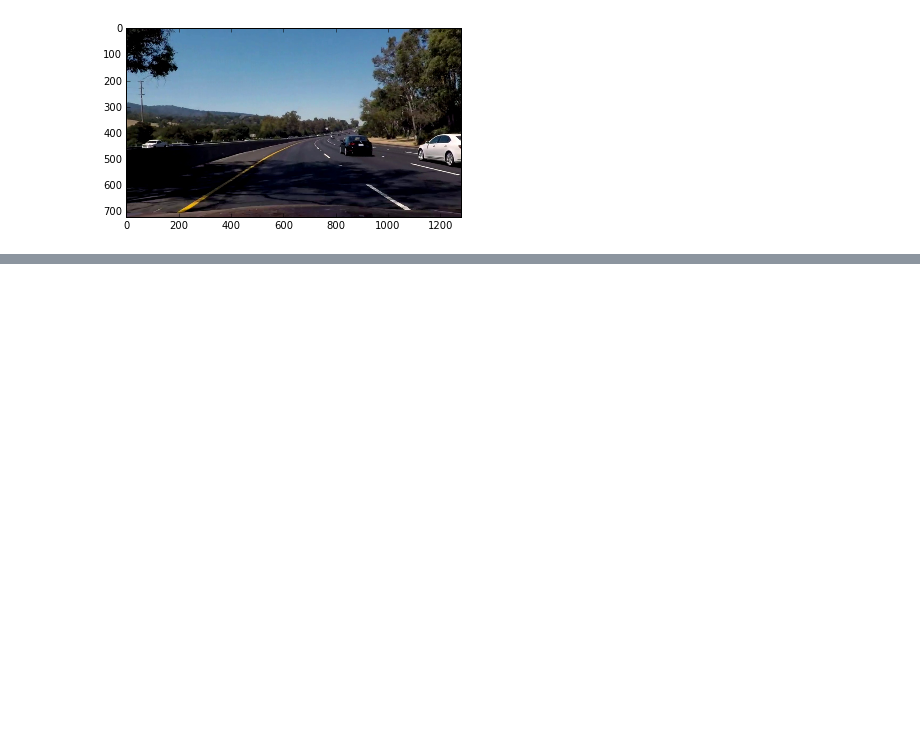
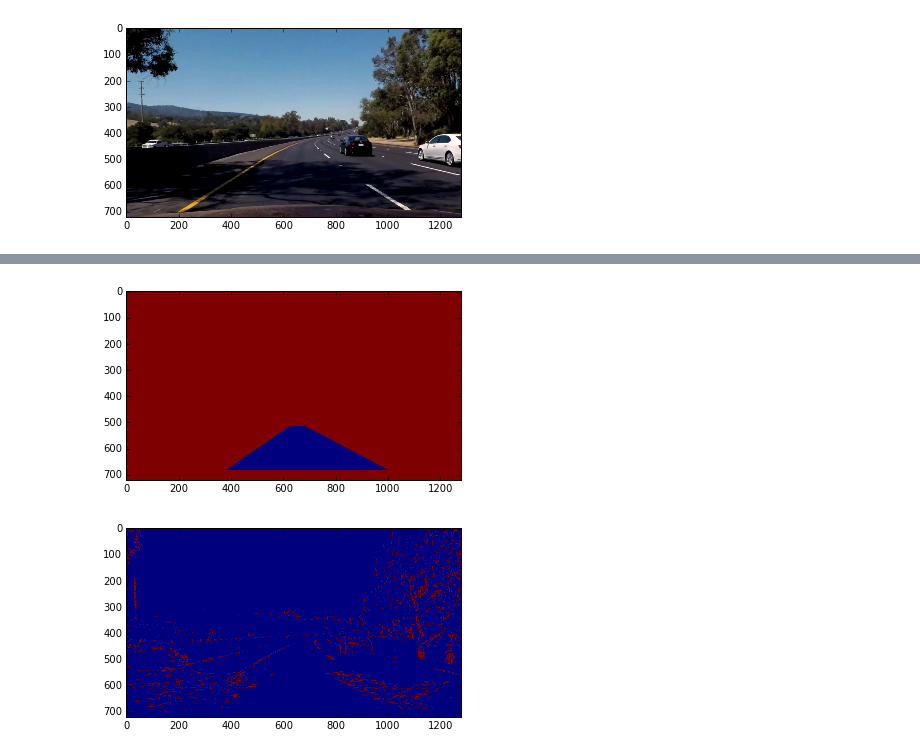
Before and after one commit to amiltonwong/CarND-Advanced-Lane-Lines, a Jupyter notebook: problem_debug.ipynb, the cells around one changed output, grey strips where cells are left out. Drawn from its saved outputs; the diff is of its cells as text; code cells hidden in the pictures; blank space fills up the shorter version.

```diff
--- a/problem_debug.ipynb
+++ b/problem_debug.ipynb
@@ -260,0 +294,16 @@ plt.show()
+# %%
+# the shadow of trees (thresholded in blue color using HLS-S channel)
+# apply a mask to fillter out pixels inside the polygon
+
+
+mask = np.ones_like(combined_binary)
+cv2.fillPoly(mask, src, 0)
+plt.imshow(mask)
+plt.show()
+
+masked_image = cv2.bitwise_and(combined_binary, mask)
+plt.imshow(masked_image)
+plt.show()
+# %% [output]
+[figure, added]
+[figure, added]
```
Also changed, not shown: parts of 14 cells of this notebook, 15 other files.
